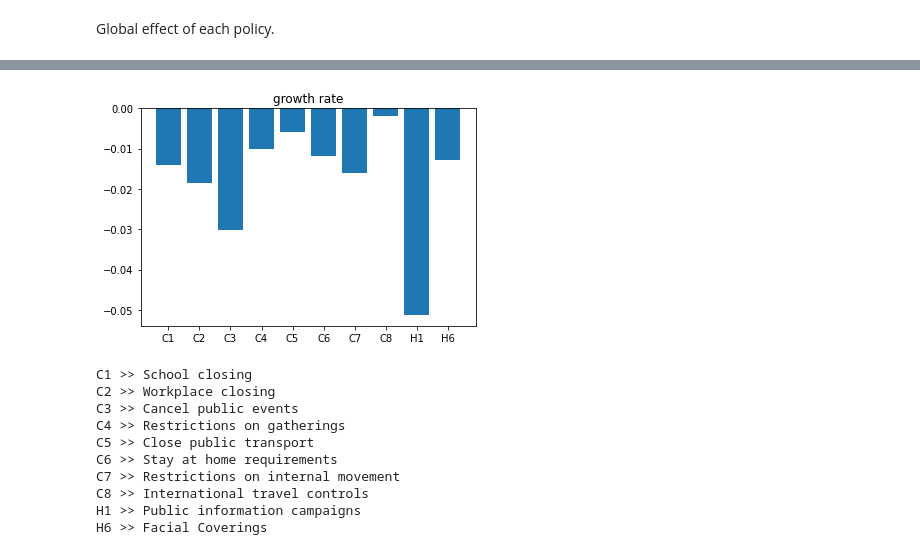
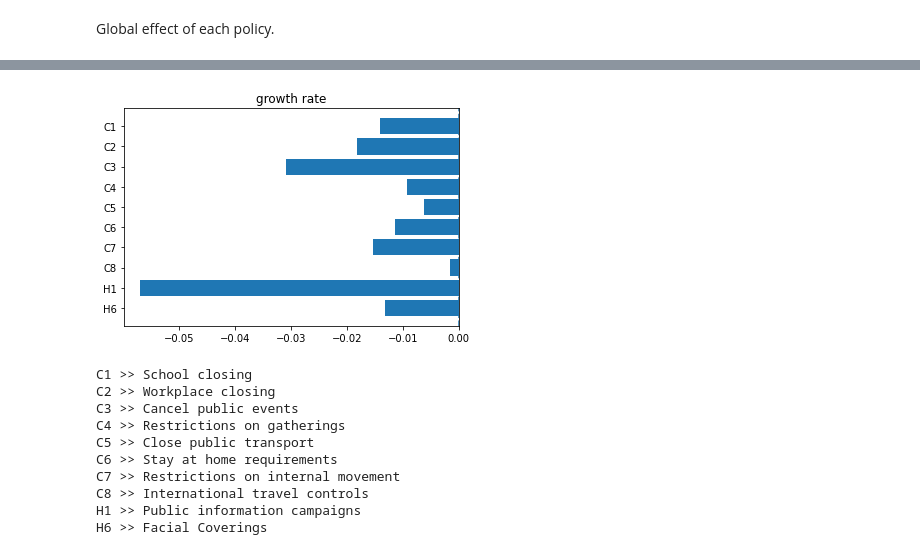
Before and after one commit to alexmadrinanfdez/covid-policy-analysis, a Jupyter notebook: linear-analysis.ipynb, the cells around one changed output, grey strips where cells are left out. Drawn from its saved outputs; the diff is of its cells as text; code cells hidden in the pictures.

Commit message:
change plot style for coefs

```diff
--- a/linear-analysis.ipynb
+++ b/linear-analysis.ipynb
@@ -1005,9 +1005,10 @@ Facial Coverings                  -> -0.012809
 # %%
-plt.bar(chx_str, coef)
+plt.barh(chx_str[::-1], coef[::-1]) # flip order
+plt.axvline(ls='--')
 plt.title('growth rate')
 plt.show()
 # %% [output]
-[figure, old version]
+[figure, new version]
 # %%
 for i in idch:
   print(i.replace('_', ' >> '))
```
Also changed, not shown: parts of 50 cells of this notebook.
